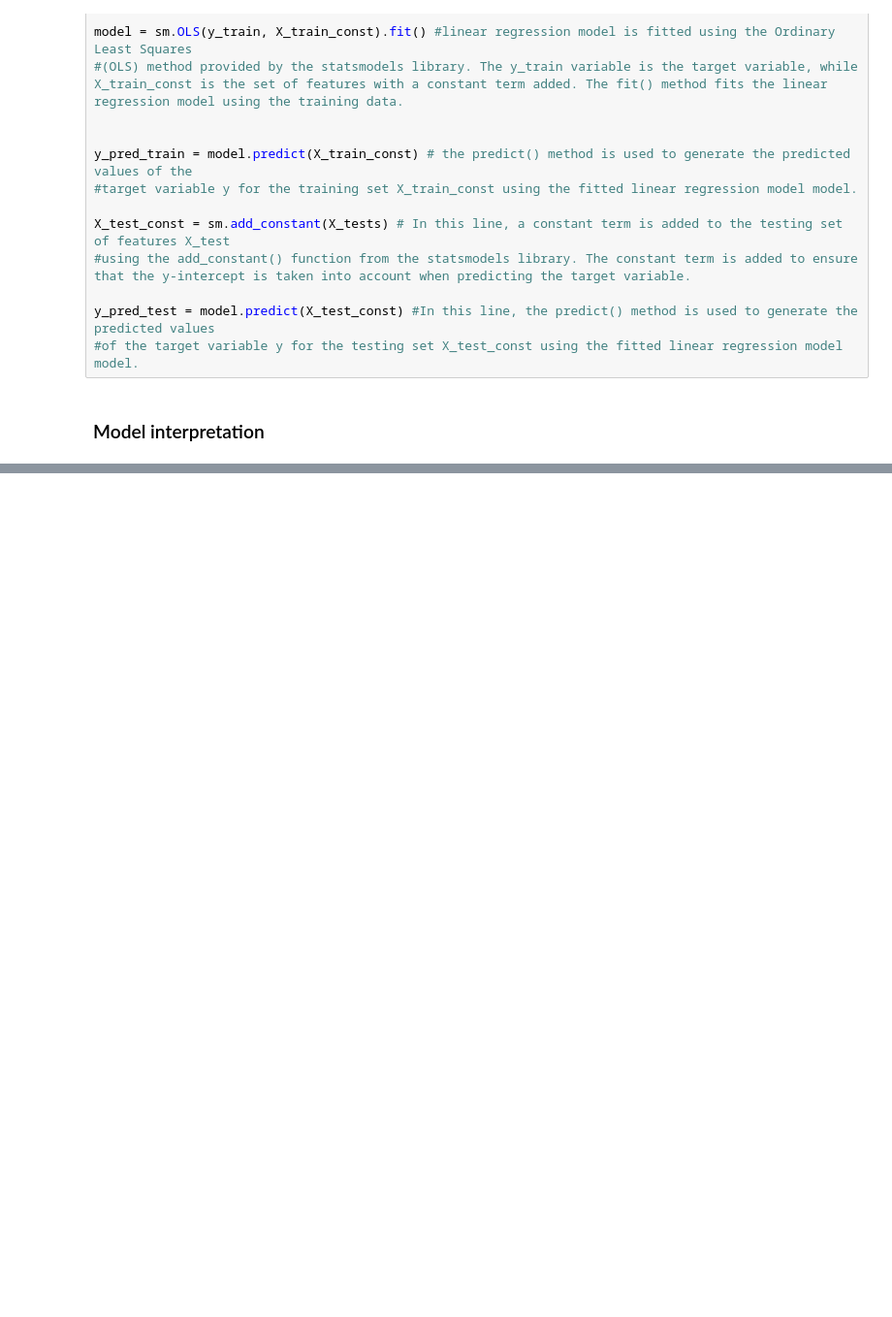
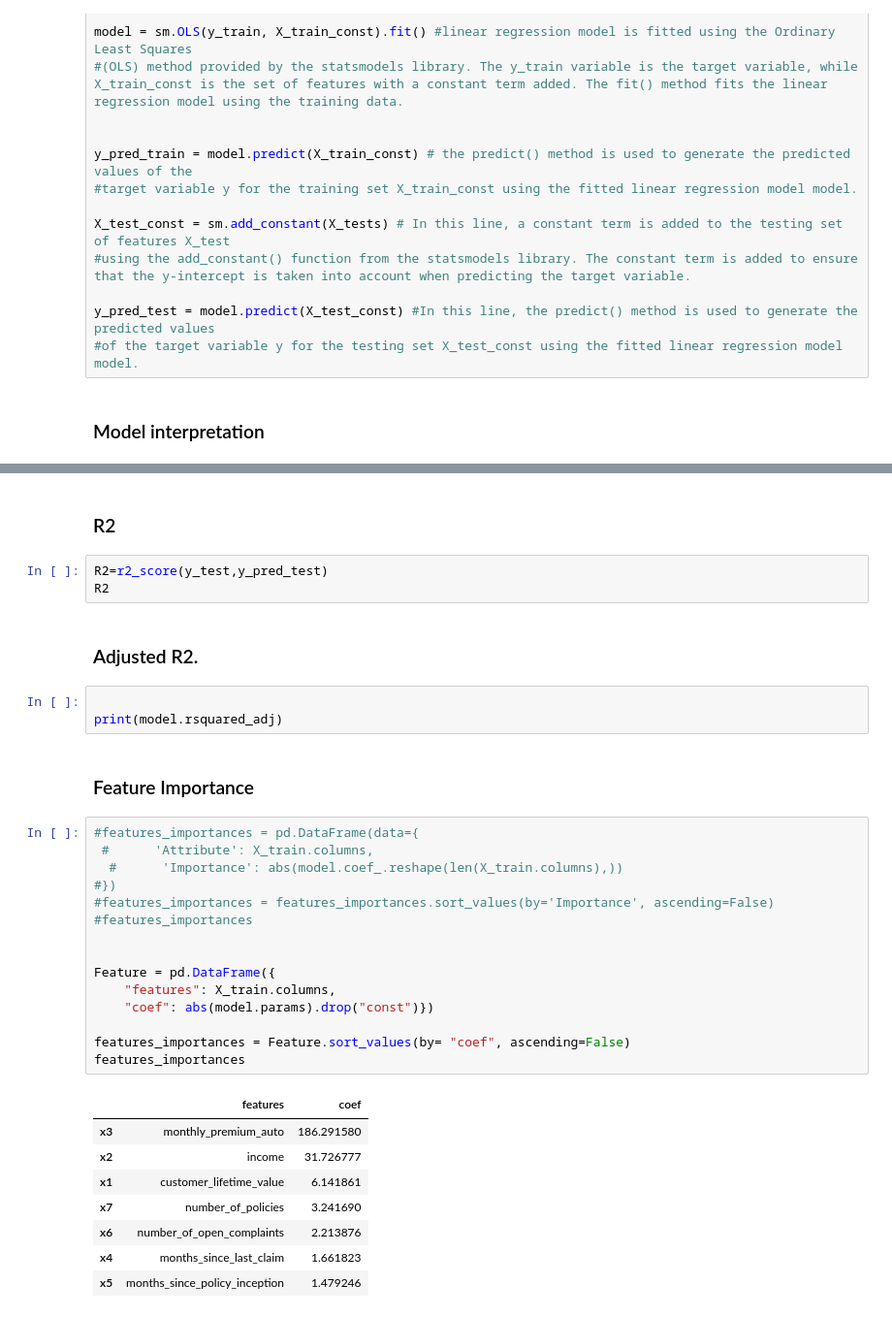
Before and after one commit to Festus-Ade/IronFestus, a Jupyter notebook: Week 4/Activities_Transformation.ipynb, the cells around one changed output, grey strips where cells are left out. Shown at 97% size. Cells and saved outputs as stored; diff of their text form; blank space fills up the shorter version.

```diff
--- a/Week 4/Activities_Transformation.ipynb
+++ b/Week 4/Activities_Transformation.ipynb
@@ -247,0 +295,36 @@ y_pred_test = model.predict(X_test_const) #In this line, the predict() method is
+# %% [markdown]
+### R2
+# %%
+R2=r2_score(y_test,y_pred_test)
+R2
+# %% [markdown]
+### Adjusted R2.
+# %%
+
+print(model.rsquared_adj)
+# %% [markdown]
+### Feature Importance
+# %%
+#features_importances = pd.DataFrame(data={
+ #      'Attribute': X_train.columns,
+  #      'Importance': abs(model.coef_.reshape(len(X_train.columns),))
+#})
+#features_importances = features_importances.sort_values(by='Importance', ascending=False)
+#features_importances
+
+
+Feature = pd.DataFrame({
+    "features": X_train.columns,
+    "coef": abs(model.params).drop("const")})
+
+features_importances = Feature.sort_values(by= "coef", ascending=False)
+features_importances
+# %% [output]
+|  | features | coef |
+| x3 | monthly_premium_auto | 186.291580 |
+| x2 | income | 31.726777 |
+| x1 | customer_lifetime_value | 6.141861 |
+| x7 | number_of_policies | 3.241690 |
+| x6 | number_of_open_complaints | 2.213876 |
+| x4 | months_since_last_claim | 1.661823 |
+| x5 | months_since_policy_inception | 1.479246 |
```
Also changed, not shown: parts of 19 cells of this notebook.
